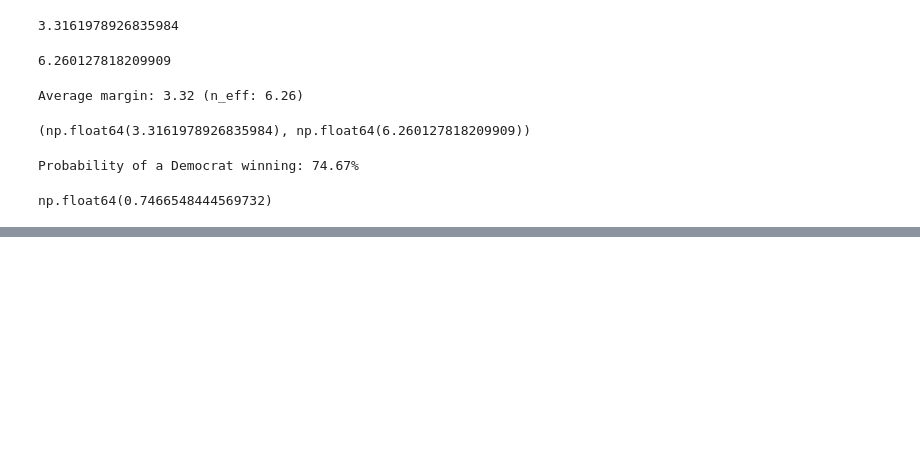
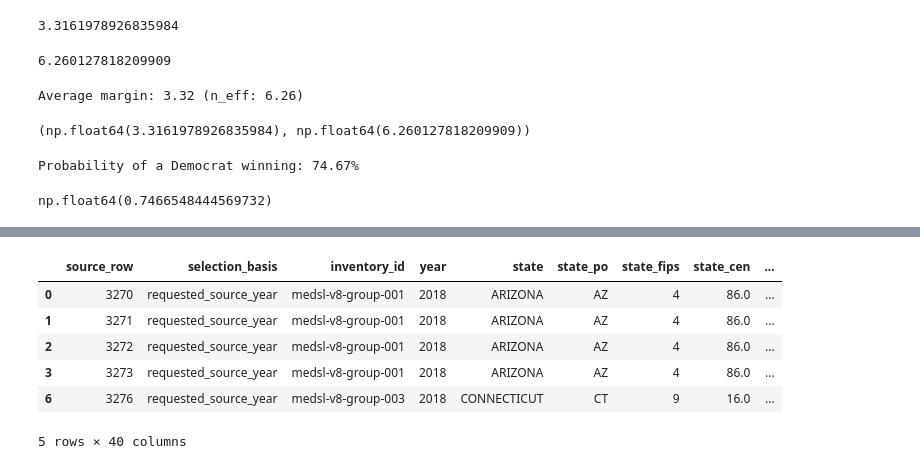
Before and after one commit to arasteh-git/election-modeling, a Jupyter notebook: notebooks/data-pulls.ipynb, the cells around one changed output, grey strips where cells are left out. Drawn from its saved outputs; the diff is of its cells as text; code cells hidden in the pictures; blank space fills up the shorter version.

```diff
--- a/notebooks/data-pulls.ipynb
+++ b/notebooks/data-pulls.ipynb
@@ -116,0 +138,17 @@ def add_margins_results(raw_results):
+# %%
+rows = results[
+    (results['contest_status'] == 'eligible') &
+    (results['valid_vote'] == 'true')
+].copy()
+
+rows['votes'] = rows['votes'].astype(int)
+
+rows.head()
+# %% [output]
+|  | source_row | selection_basis | inventory_id | year | state | state_po | state_fips | state_cen | ... |
+| 0 | 3270 | requested_source_year | medsl-v8-group-001 | 2018 | ARIZONA | AZ | 4 | 86.0 | ... |
+| 1 | 3271 | requested_source_year | medsl-v8-group-001 | 2018 | ARIZONA | AZ | 4 | 86.0 | ... |
+| 2 | 3272 | requested_source_year | medsl-v8-group-001 | 2018 | ARIZONA | AZ | 4 | 86.0 | ... |
+| 3 | 3273 | requested_source_year | medsl-v8-group-001 | 2018 | ARIZONA | AZ | 4 | 86.0 | ... |
+| 6 | 3276 | requested_source_year | medsl-v8-group-003 | 2018 | CONNECTICUT | CT | 9 | 16.0 | ... |
+5 rows × 40 columns
```
Also changed, not shown: parts of 10 cells of this notebook.
